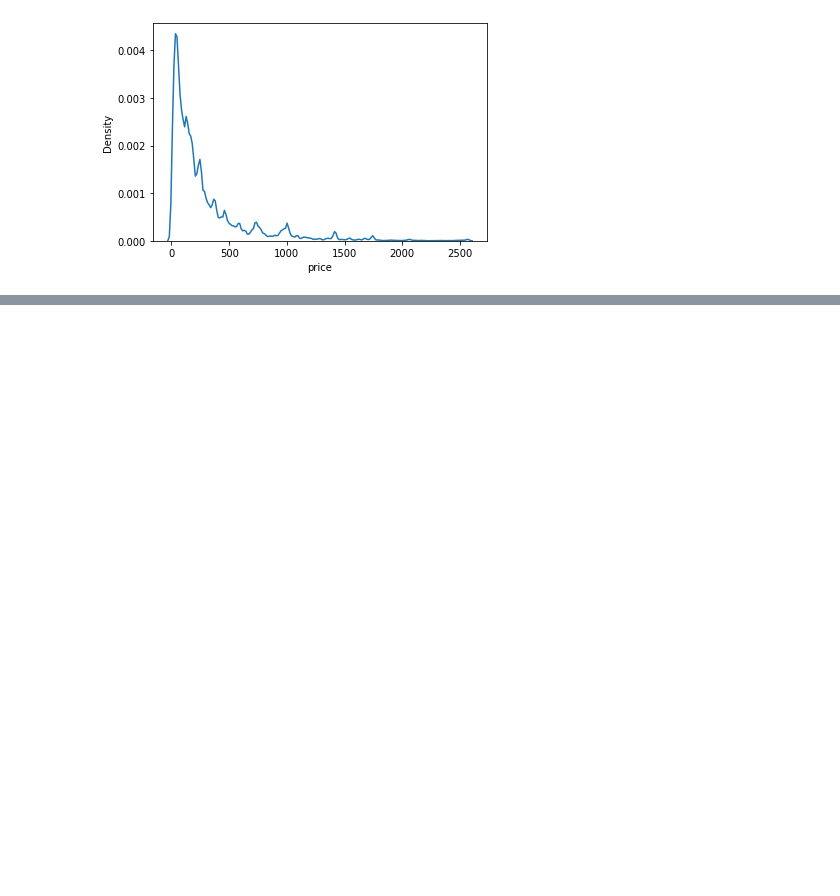
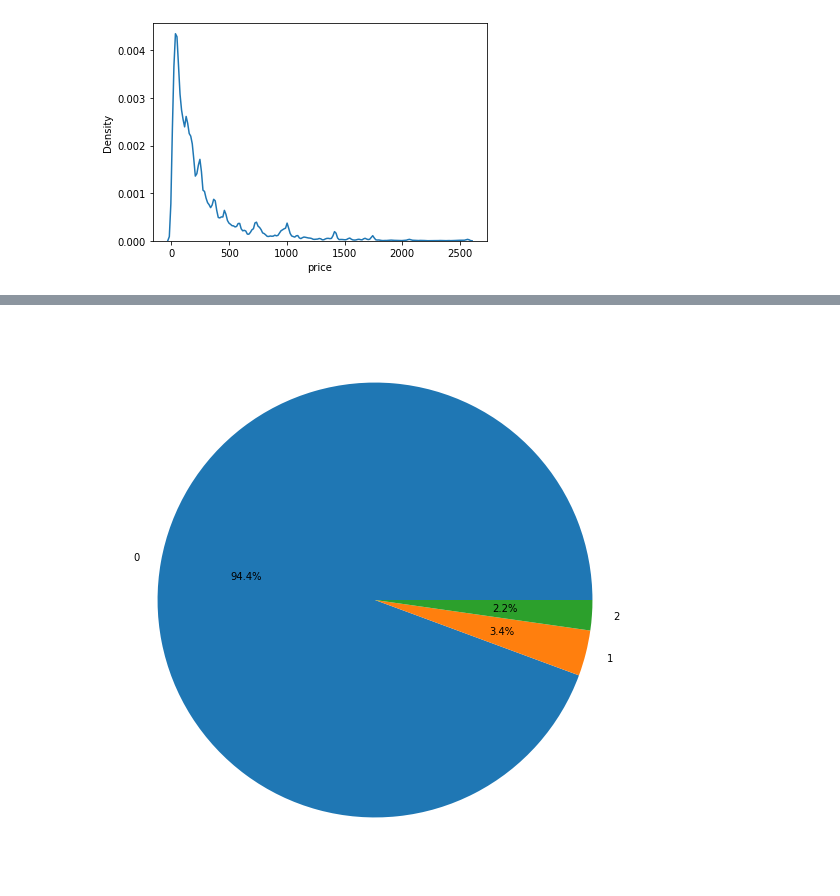
Before and after one commit to lover-swan/project2_2, a Jupyter notebook: EDA2.ipynb, the cells around one changed output, grey strips where cells are left out. Cells and saved outputs as stored; diff of their text form; code cells hidden in the pictures; blank space fills up the shorter version.

```diff
--- a/EDA2.ipynb
+++ b/EDA2.ipynb
@@ -87,0 +89,8 @@ len(data.user_id.unique())/len(data.product_id.unique())
+# %%
+target_data=data[data.large_category.isin(['electronics','appliances','computers'])].reset_index(drop=True)
+# %%
+plt.figure(figsize=(10,10))
+plt.pie(target_data.target.value_counts(),labels=target_data.target.value_counts().index,autopct='%.1f%%')
+plt.show()
+# %% [output]
+[figure, added]
```
Also changed, not shown: parts of 6 cells of this notebook.
